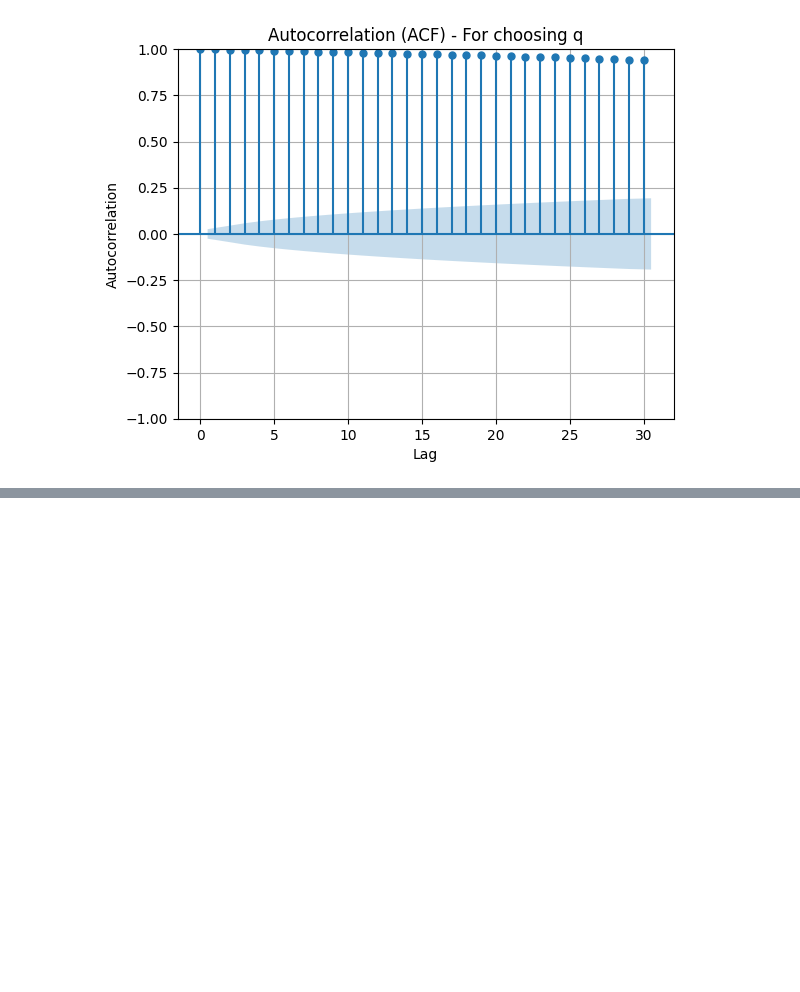
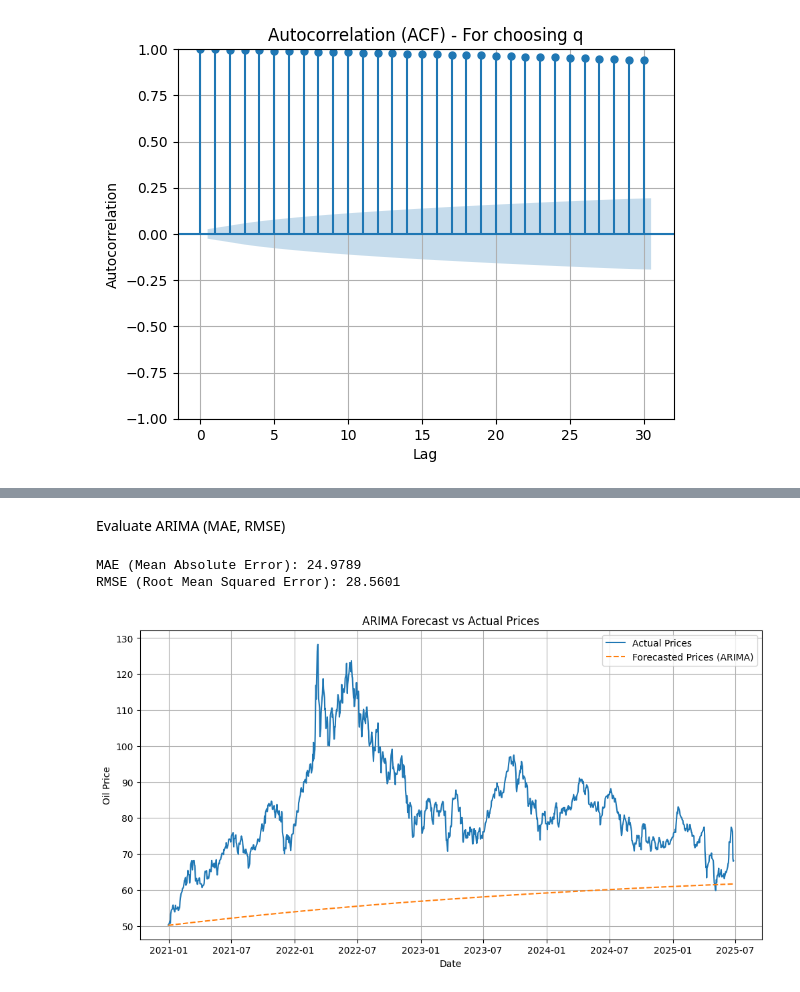
Before and after one commit to AliSalman25/first-Jupyter-Notebook-for-the-experiments, a Jupyter notebook: first_experiment.ipynb, the cells around one changed output, grey strips where cells are left out. Drawn from its saved outputs; the diff is of its cells as text; code cells hidden in the pictures; blank space fills up the shorter version.

```diff
--- a/first_experiment.ipynb
+++ b/first_experiment.ipynb
@@ -282,0 +481,31 @@ plt.show()
+# %% [markdown]
+Evaluate ARIMA (MAE, RMSE)
+# %%
+import numpy as np
+from sklearn.metrics import mean_absolute_error, mean_squared_error
+import matplotlib.pyplot as plt
+
+# the predictions
+forecast = model_fit.forecast(steps=len(test))
+
+#  evaluation
+mae = mean_absolute_error(test, forecast)
+rmse = np.sqrt(mean_squared_error(test, forecast))
+
+print(f"MAE (Mean Absolute Error): {mae:.4f}")
+print(f"RMSE (Root Mean Squared Error): {rmse:.4f}")
+
+# plot the carve
+plt.figure(figsize=(12,6))
+plt.plot(test.index, test, label='Actual Prices')
+plt.plot(test.index, forecast, label='Forecasted Prices (ARIMA)', linestyle='--')
+plt.title("ARIMA Forecast vs Actual Prices")
+plt.xlabel("Date")
+plt.ylabel("Oil Price")
+plt.legend()
+plt.grid(True)
+plt.show()
+# %% [output]
+MAE (Mean Absolute Error): 24.9789
+RMSE (Root Mean Squared Error): 28.5601
+[figure, added]
```
Also changed, not shown: parts of 8 cells of this notebook.
